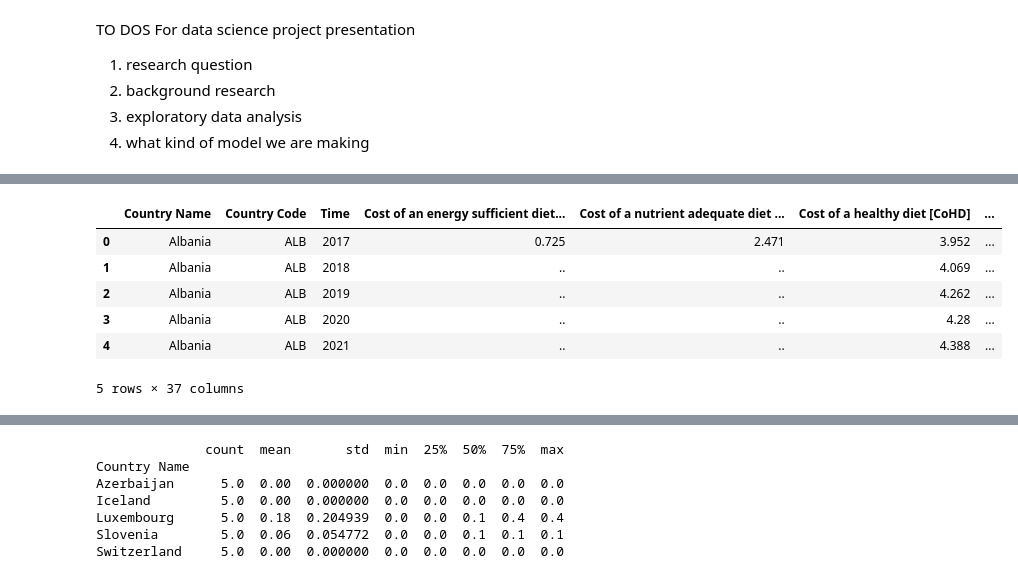
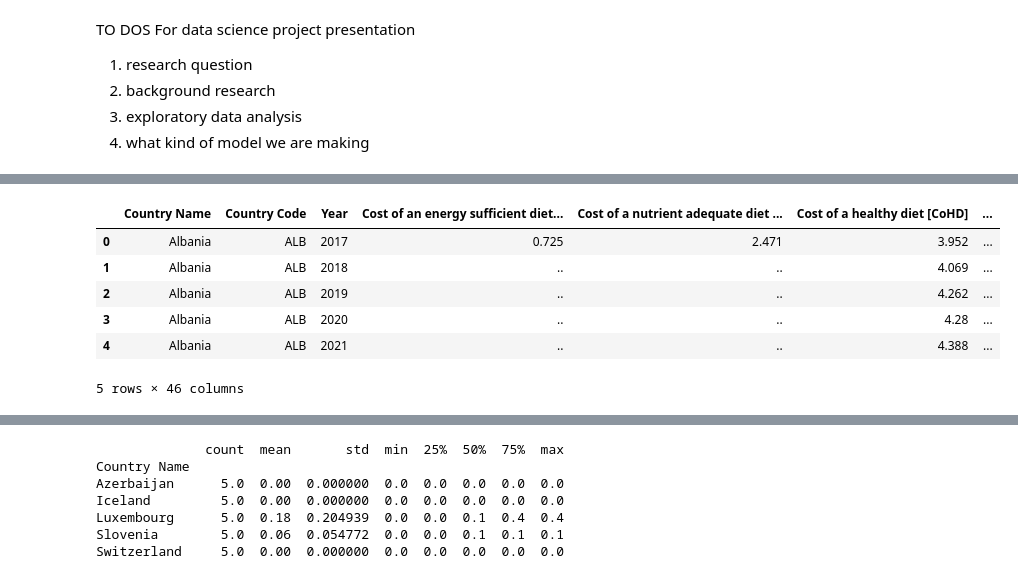
Before and after one commit to pschell23/DS-Project-Course--Parker-Schell-Alex-Torti-Mariah-Hudson, a Jupyter notebook: Project1.ipynb, the cells around one changed output, grey strips where cells are left out. Drawn from its saved outputs; the diff is of its cells as text; code cells hidden in the pictures.

```diff
--- a/Project1.ipynb
+++ b/Project1.ipynb
@@ -25,0 +199,5 @@ Food_data = pd.read_csv(r"C:\Users\parke\Downloads\P_Data_Extract_From_Food_Pric
+# %%
+# rename Time column on food_data to Year
+Food_data.rename(columns={'Time': 'Year'}, inplace=True)
+
+Food_data.head()
@@ -25,0 +212,8 @@ Food_data = pd.read_csv(r"C:\Users\parke\Downloads\P_Data_Extract_From_Food_Pric
+# %%
+# Convert year to integer
+Food_data['Year'] = pd.to_numeric(Food_data['Year'], errors='coerce')
+Food_data['Year'] = Food_data['Year'].fillna(0).astype(int)
+
+Food_data.head()
+
+# we need to remove the .0 at the ends i think thats whats messing everything up rn
@@ -25,0 +228,5 @@ Food_data = pd.read_csv(r"C:\Users\parke\Downloads\P_Data_Extract_From_Food_Pric
+# %%
+# Convert an integer column to string
+Food_data['Year'] = Food_data['Year'].astype(str)
+
+Food_data.head()
@@ -25,0 +241,5 @@ Food_data = pd.read_csv(r"C:\Users\parke\Downloads\P_Data_Extract_From_Food_Pric
+# %%
+# Merge with original dataset
+merged_df = pd.merge(Food_data, merged_df, on=['Country Name', 'Year'])
+
+merged_df.head()
@@ -26,18 +254,16 @@ Food_data = pd.read_csv(r"C:\Users\parke\Downloads\P_Data_Extract_From_Food_Pric
 # %%
 #Drop columns that are not needed
-
-#Food_data = pd.melt(Food_data, id_vars=['Country Name', 'Country Code', 'Series Name', "Series Code"], var_name='Year', value_name='Alcohol Consumption')
 columns_to_drop = ['Classification Name', 'Classification Code', 'Classification Code', 'Time Code',]
-df_food = Food_data.drop(columns=columns_to_drop)
+df_food = merged_df.drop(columns=columns_to_drop)
 df_food.head()
 # %% [output]
-|  | Country Name | Country Code | Time | Cost of an energy sufficient diet... | Cost of a nutrient adequate diet ... | Cost of a healthy diet [CoHD] | ... |
+|  | Country Name | Country Code | Year | Cost of an energy sufficient diet... | Cost of a nutrient adequate diet ... | Cost of a healthy diet [CoHD] | ... |
 | 0 | Albania | ALB | 2017 | 0.725 | 2.471 | 3.952 | ... |
 | 1 | Albania | ALB | 2018 | .. | .. | 4.069 | ... |
 | 2 | Albania | ALB | 2019 | .. | .. | 4.262 | ... |
 | 3 | Albania | ALB | 2020 | .. | .. | 4.28 | ... |
 | 4 | Albania | ALB | 2021 | .. | .. | 4.388 | ... |
-5 rows × 37 columns
+5 rows × 46 columns
 # %%
 #Need to drop .. values so that we can transform values to floats
 df_food.replace('..', np.nan, inplace=True)
```
Also changed, not shown: parts of 28 cells of this notebook, 1 other file.
